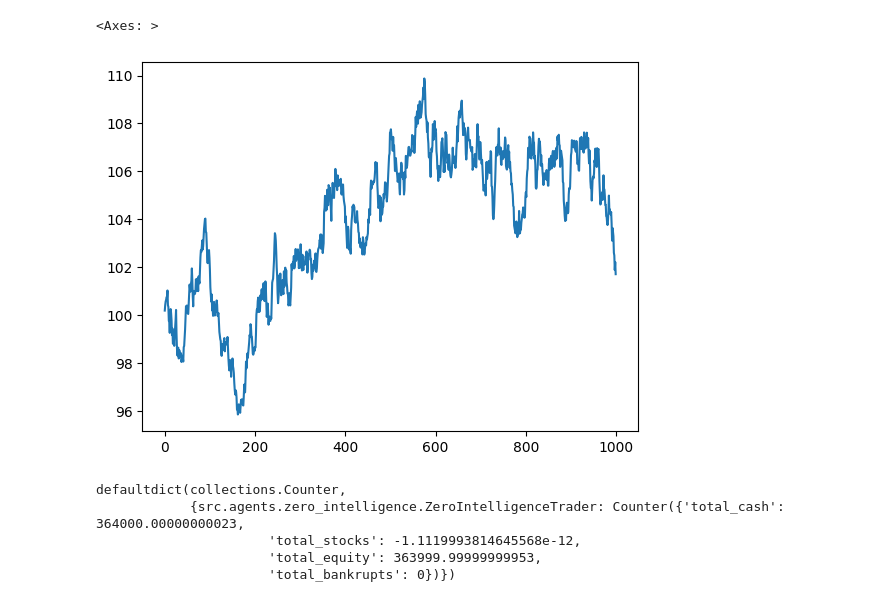
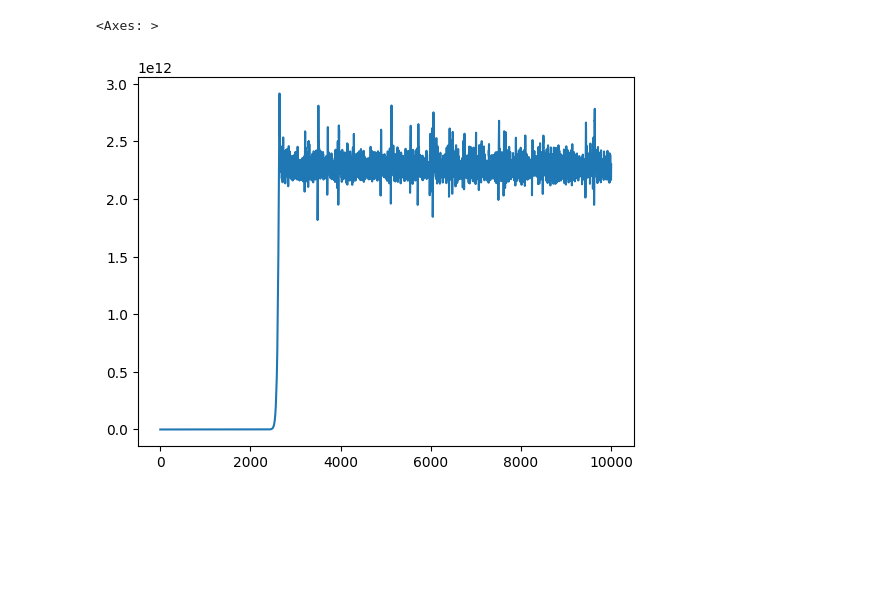
Before and after one commit to eura17/agent-based-financial-market, a Jupyter notebook: examples/first-setup.ipynb, the cells around one changed output. Saved outputs shown, nothing was run; the diff lists cells and outputs as text; code cells hidden in the pictures; blank space fills up the shorter version.

```diff
--- a/examples/first-setup.ipynb
+++ b/examples/first-setup.ipynb
@@ -7 +5,10 @@ initial_price = 100
+# %%
+total_cash = 1_000_000
+zi_share = 0.3642
+tech_trend_share = 0.1686
+tech_reversion_share = 0.0321
+fundamental_share = 0.1715
+etf_share = 0.03#0.2636
+
+initial_price = 100
 # %%
@@ -42,0 +35,11 @@ eng.run(
+# %%
+tech_reversion_cash = total_cash * tech_reversion_share
+tech_reversion_windows = [3, 5, 7, 9]
+tech_reversion_agents = [
+    MeanReversionTrader(
+        cash=tech_reversion_cash * window / sum(tech_reversion_windows),
+        stocks=0,
+        window_size=window,
+        pct=0.01,
+    ) for window in tech_reversion_windows
+]
@@ -43,15 +59,30 @@ eng.run(
+# %%
+etf_agents = [
+    ETFTrader(
+        cash=total_cash * etf_share,
+        stocks=0,
+        pct=0.001,
+    )
+]
+# %%
+agents = (
+    zi_agents
+    # + tech_trend_agents
+    + tech_reversion_agents
+    # + fundamental_agents
+    + etf_agents
+)
+
+eng = Engine()
+eng.run(
+    agents=agents,
+    initial_price=initial_price,
+    n_steps=10_000,
+)
 # %%
 import pandas as pd
-price = pd.Series([t[ZeroIntelligenceTrader]["mean_buy_transaction_price"] for t in eng.stats_monitor.trade_stats])
+price = pd.Series(eng.prices)
 price.plot()
 # %% [output]
 <Axes: >
-[figure, old version]
+[figure, new version]
-# %%
-eng.stats_monitor.balance_stats[-1]
-# %% [output]
-defaultdict(collections.Counter,
-            {src.agents.zero_intelligence.ZeroIntelligenceTrader: Counter({'total_cash': 364000.00000000023,
-                      'total_stocks': -1.1119993814645568e-12,
-                      'total_equity': 363999.99999999953,
-                      'total_bankrupts': 0})})
```
Also changed, not shown: parts of 21 cells of this notebook, 8 other files.
